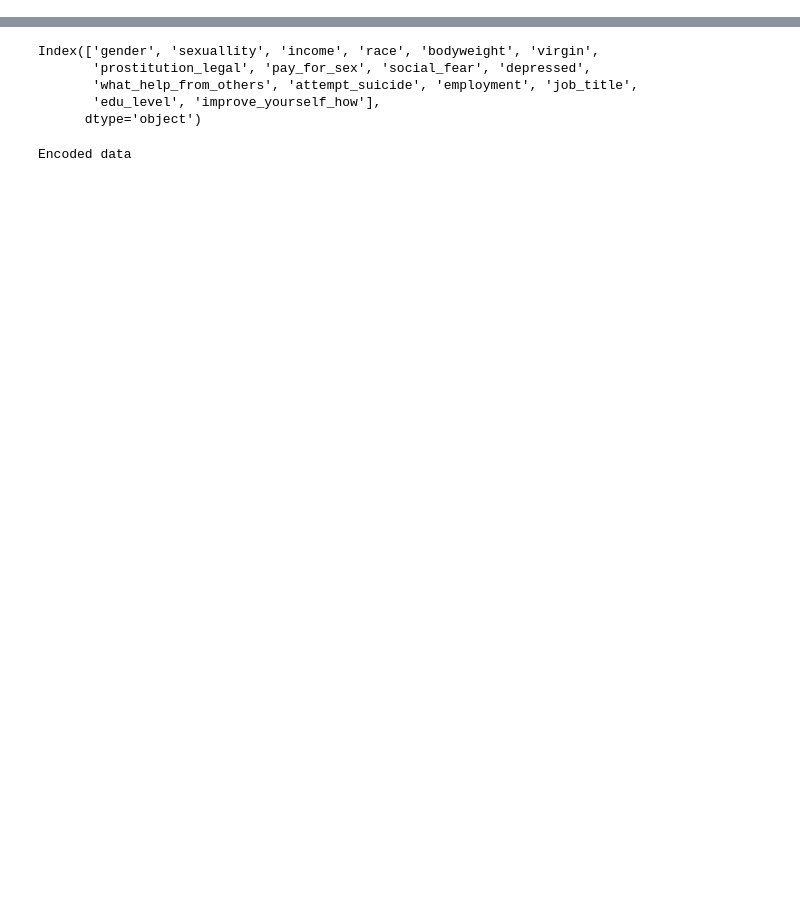
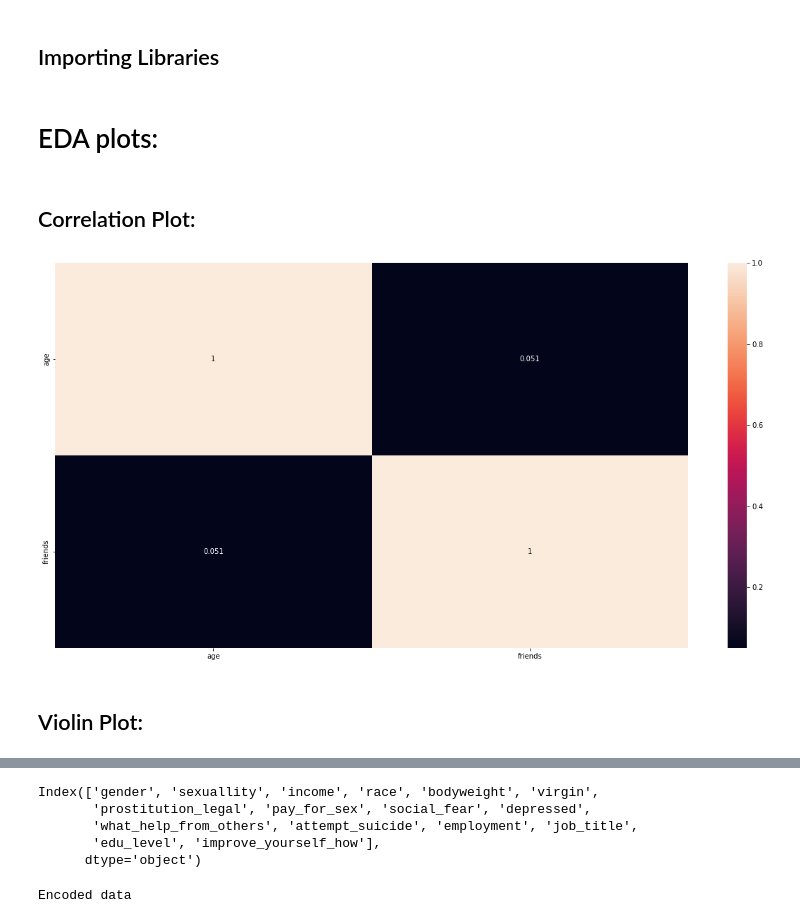
Before and after one commit to palebluedot13/SC22-BatchD-molten-cores, a Jupyter notebook: FINAL PROJECT/EDA_Molten_Cores.ipynb, the cells around one changed output, grey strips where cells are left out. Cells and saved outputs as stored; diff of their text form; code cells hidden in the pictures; blank space fills up the shorter version.

```diff
--- a/FINAL PROJECT/EDA_Molten_Cores.ipynb
+++ b/FINAL PROJECT/EDA_Molten_Cores.ipynb
@@ -307,0 +13,2 @@ suicide_risk.head()
+# %% [markdown]
+## Importing Libraries
@@ -307,0 +44,17 @@ suicide_risk.head()
+# %% [markdown]
+# EDA plots:
+# %% [markdown]
+## Correlation Plot:
+# %%
+# Correlation Plot
+
+plt.figure(figsize=(20,10))
+
+mat = suicide_risk.corr()
+
+sns.heatmap(mat, annot=True)
+plt.show()
+# %% [output]
+[figure, added]
+# %% [markdown]
+## Violin Plot:
```
Also changed, not shown: parts of 126 cells of this notebook, 16 other files.
